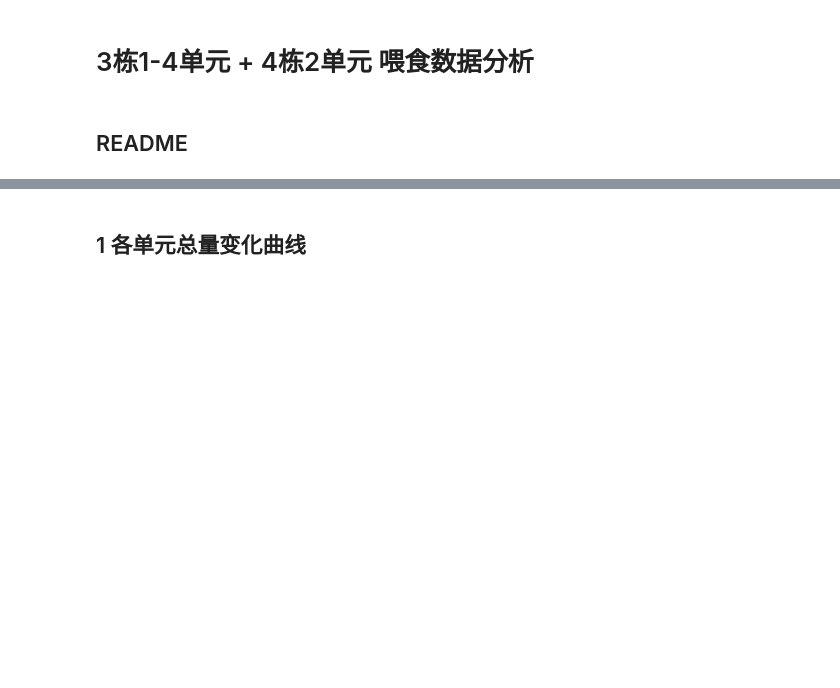
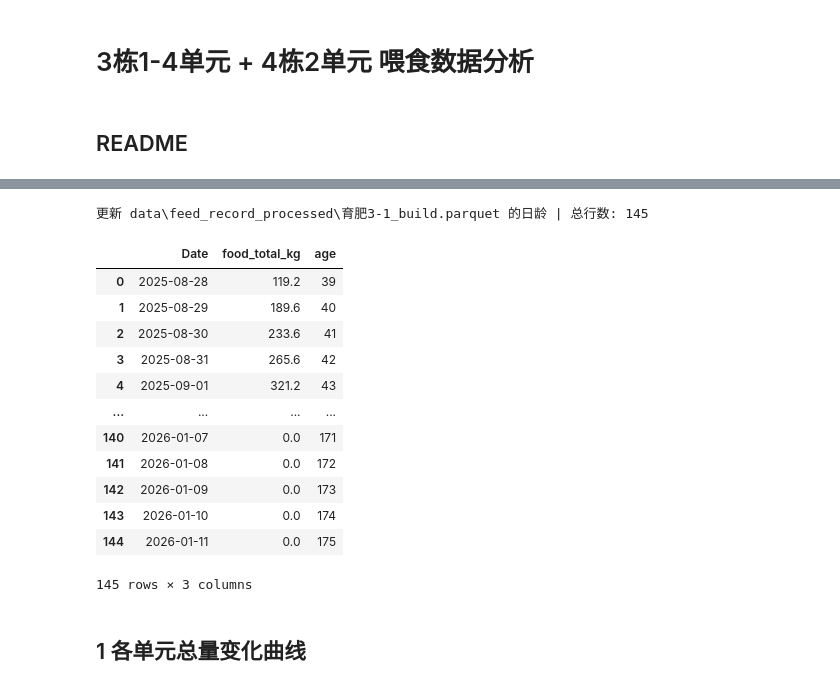
Before and after one commit to yixuan228/work-error-detect, a Jupyter notebook: 三栋喂食数据分析.ipynb, the cells around one changed output, grey strips where cells are left out. Saved outputs shown, nothing was run; the diff lists cells and outputs as text; code cells hidden in the pictures; blank space fills up the shorter version.

```diff
--- a/三栋喂食数据分析.ipynb
+++ b/三栋喂食数据分析.ipynb
@@ -4,0 +200,4 @@
+# %%
+update_age_patch(PATH_feed_processed / '育肥3-1_build.parquet', reference_date=pd.Timestamp('2025-08-21'), reference_age=32)
+# %% [output]
+更新 data\feed_record_processed\育肥3-1_build.parquet 的日龄 | 总行数: 145
@@ -5,3 +209,21 @@
+# %%
+df = pd.read_parquet(PATH_feed_processed / '育肥3-1_build.parquet', engine='pyarrow')
+# %%
+df
+# %% [output]
+|  | Date | food_total_kg | age |
+| 0 | 2025-08-28 | 119.2 | 39 |
+| 1 | 2025-08-29 | 189.6 | 40 |
+| 2 | 2025-08-30 | 233.6 | 41 |
+| 3 | 2025-08-31 | 265.6 | 42 |
+| 4 | 2025-09-01 | 321.2 | 43 |
+| ... | ... | ... | ... |
+| 140 | 2026-01-07 | 0.0 | 171 |
+| 141 | 2026-01-08 | 0.0 | 172 |
+| 142 | 2026-01-09 | 0.0 | 173 |
+| 143 | 2026-01-10 | 0.0 | 174 |
+| 144 | 2026-01-11 | 0.0 | 175 |
+145 rows × 3 columns
 # %% [markdown]
 ## 1 各单元总量变化曲线
 # %% [markdown]
```
Also changed, not shown: parts of 15 cells of this notebook, 24 other files.
